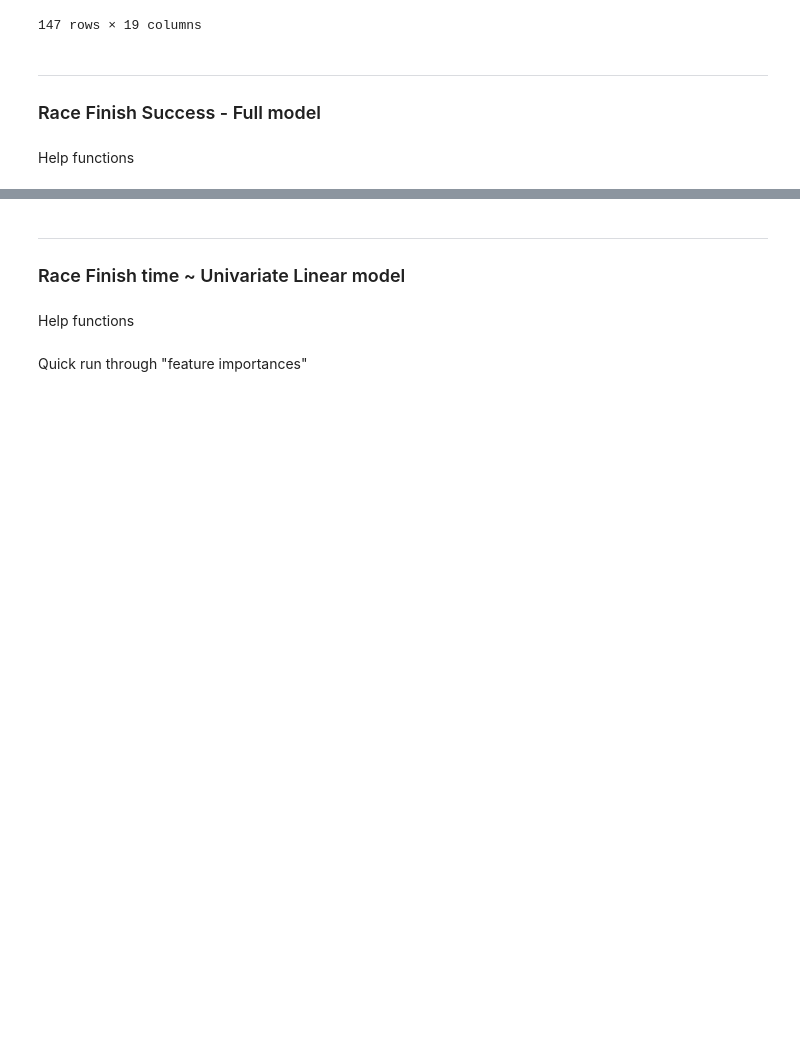
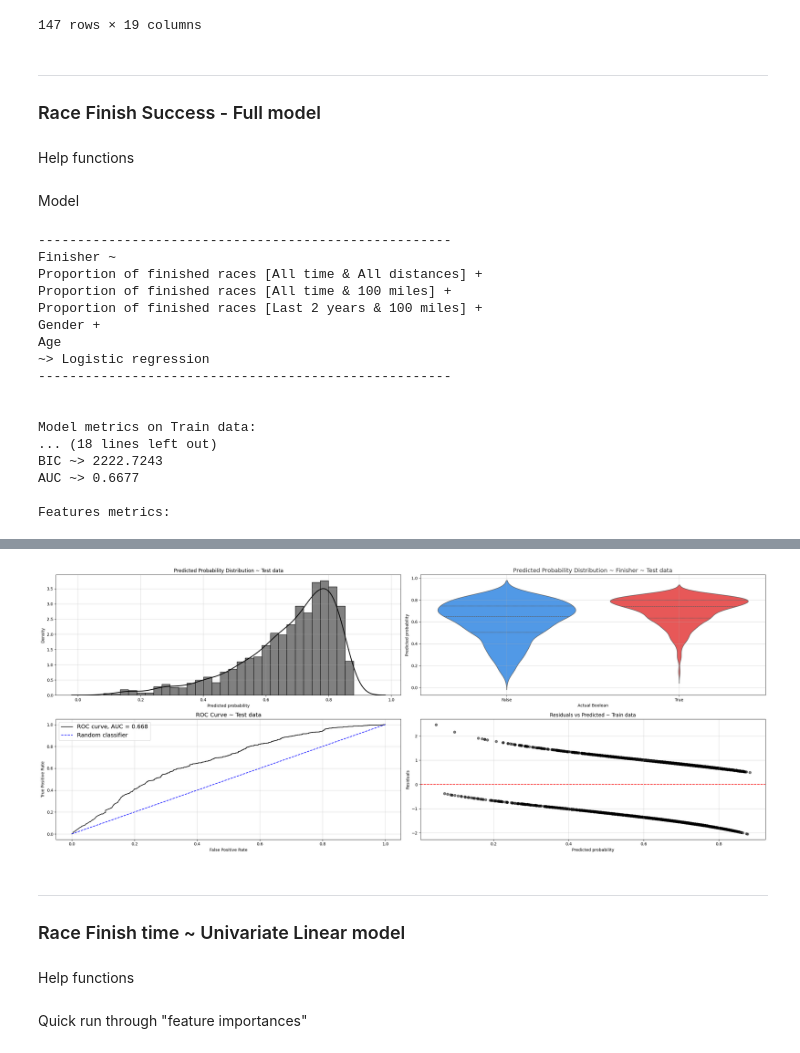
Before and after one commit to 1312Bravo/Sandbox, a Jupyter notebook: analysis.ipynb, the cells around one changed output, grey strips where cells are left out. Drawn from its saved outputs; the diff is of its cells as text; code cells hidden in the pictures; blank space fills up the shorter version.

```diff
--- a/analysis.ipynb
+++ b/analysis.ipynb
@@ -119,3 +122,10 @@ race_results_runner_statistics_finished_test = race_results_runner_statistics_fi
+# %%
+# Gender
+race_results_runner_statistics_finished_train["runner_gender_H"] = np.where(race_results_runner_statistics_finished_train["runner_gender"] == "H", 1, 0)
+race_results_runner_statistics_finished_test["runner_gender_H"] = np.where(race_results_runner_statistics_finished_test["runner_gender"] == "H", 1, 0)
+
+race_results_runner_statistics_train["runner_gender_H"] = np.where(race_results_runner_statistics_train["runner_gender"] == "H", 1, 0)
+race_results_runner_statistics_test["runner_gender_H"] = np.where(race_results_runner_statistics_test["runner_gender"] == "H", 1, 0)
 # %% [markdown]
 ---
 ### Analysis
@@ -708,3 +727,42 @@ def full_Logit_model_analysis(
     }
 
     return metrics
+# %% [markdown]
+Model
+# %%
+# Model
+features_dict = {
+    "alltime_alldist_finish_prop": "Proportion of finished races [All time & All distances]",
+    "alltime_100m_finish_prop": "Proportion of finished races [All time & 100 miles]",
+    "last2years_100m_finish_prop": "Proportion of finished races [Last 2 years & 100 miles]",
+    "runner_age": "Age",
+    "runner_gender_H": "Gender Male",
+    }
+
+_ = full_Logit_model_analysis(
+    target_dict = {"runner_is_finisher": "Finisher"},
+    features_dict = features_dict,
+    train_data = race_results_runner_statistics_train,
+    test_data = race_results_runner_statistics_test,
+    alpha = 0.3,
+    print_metrics = True,
+    show_plot = True
+    )
+# %% [output]
+-----------------------------------------------------
+Finisher ~
+Proportion of finished races [All time & All distances] +
+Proportion of finished races [All time & 100 miles] +
+Proportion of finished races [Last 2 years & 100 miles] +
+Gender +
+Age
+~> Logistic regression
+-----------------------------------------------------
+
+
+Model metrics on Train data:
+... (18 lines left out)
+BIC ~> 2222.7243
+AUC ~> 0.6677
+
+Features metrics:
@@ -711,3 +775,4 @@ def full_Logit_model_analysis(
+[figure, added]
 # %% [markdown]
 ---
 ### Race Finish time ~ Univariate Linear model
```
Also changed, not shown: parts of 14 cells of this notebook.
